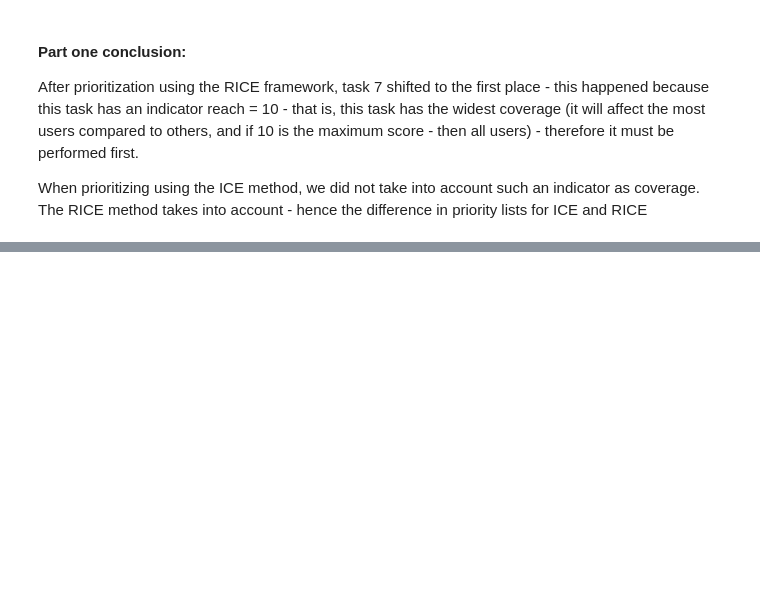
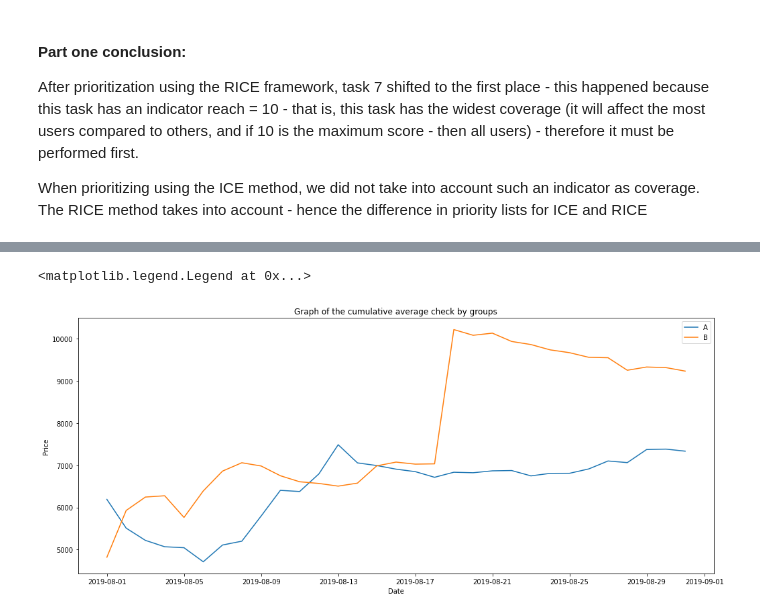
Before and after one commit to mgrigorii/business-decision-making, a Jupyter notebook: business-decision-making.ipynb, the cells around one changed output, grey strips where cells are left out. Drawn from its saved outputs; the diff is of its cells as text; code cells hidden in the pictures; blank space fills up the shorter version.

```diff
--- a/business-decision-making.ipynb
+++ b/business-decision-making.ipynb
@@ -119,0 +289,14 @@ When prioritizing using the ICE method, we did not take into account such an ind
+# %%
+# Let's build a graph of the cumulative average check by groups
+
+plt.figure(figsize=(17, 7))
+plt.plot(cumulativeRevenueA['date'], cumulativeRevenueA['revenue']/cumulativeRevenueA['orders'], label='A')
+plt.plot(cumulativeRevenueB['date'], cumulativeRevenueB['revenue']/cumulativeRevenueB['orders'], label='B')
+
+plt.ylabel('Price')
+plt.xlabel('Date')
+plt.title('Graph of the cumulative average check by groups')
+plt.legend()
+# %% [output]
+<matplotlib.legend.Legend at 0x...>
+[figure, added]
```
Also changed, not shown: parts of 48 cells of this notebook.
